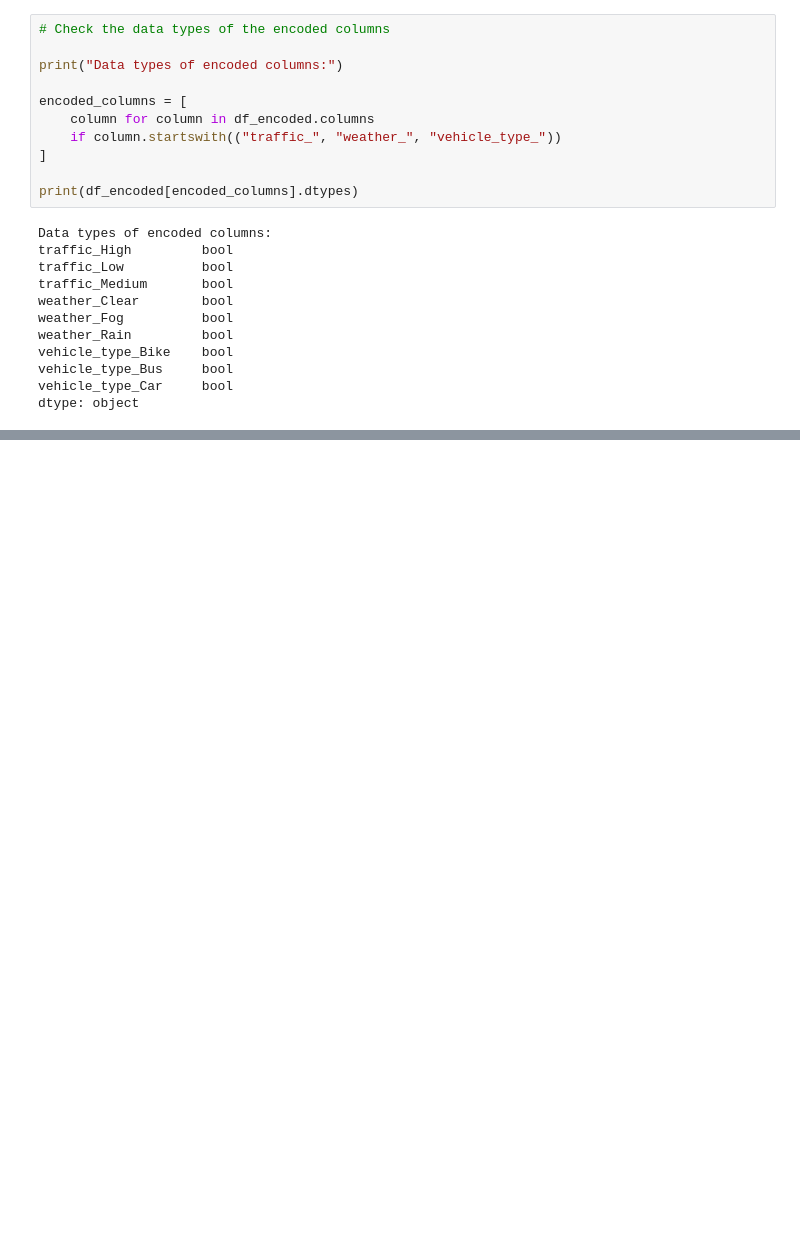
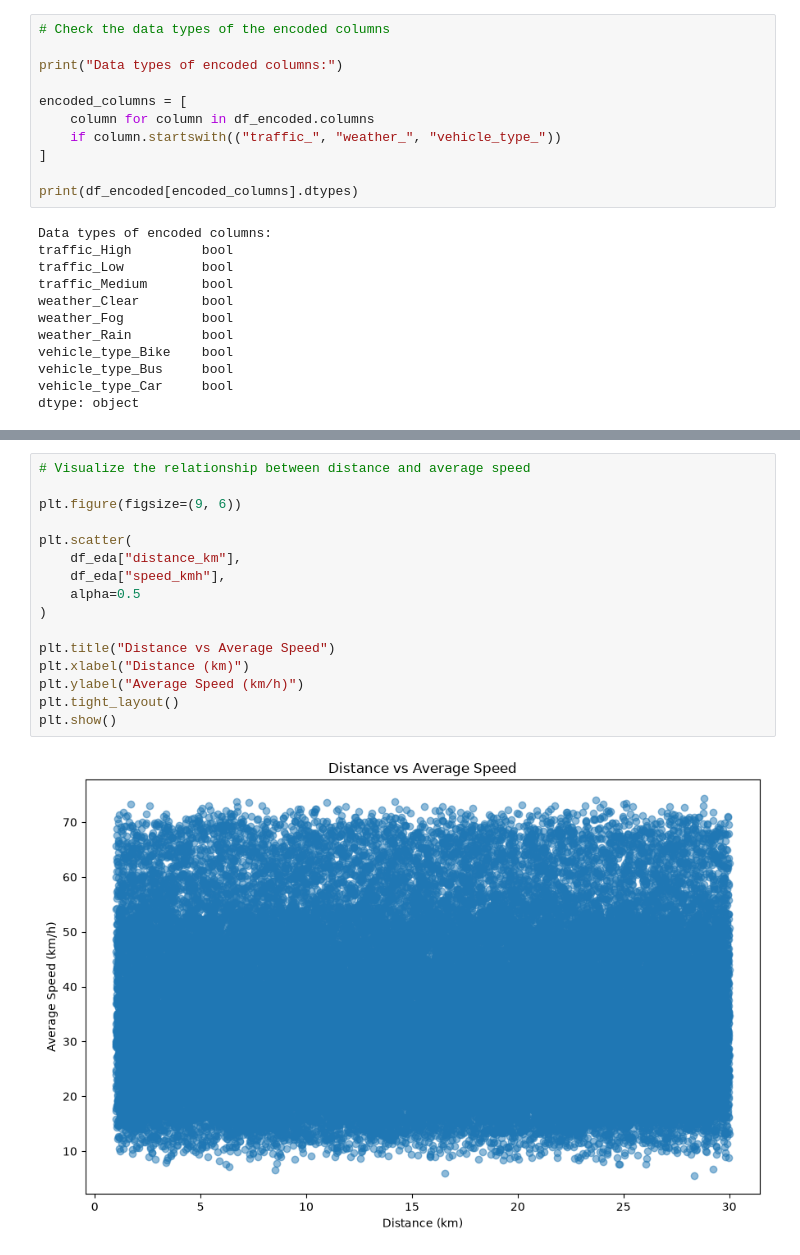
Before and after one commit to ChiragDawra/ReRouter, a Jupyter notebook: notebooks/01_data_preperation.ipynb, the cells around one changed output, grey strips where cells are left out. Cells and saved outputs as stored; diff of their text form; blank space fills up the shorter version.

```diff
--- a/notebooks/01_data_preperation.ipynb
+++ b/notebooks/01_data_preperation.ipynb
@@ -360,0 +511,18 @@ dtype: object
+# %%
+# Visualize the relationship between distance and average speed
+
+plt.figure(figsize=(9, 6))
+
+plt.scatter(
+    df_eda["distance_km"],
+    df_eda["speed_kmh"],
+    alpha=0.5
+)
+
+plt.title("Distance vs Average Speed")
+plt.xlabel("Distance (km)")
+plt.ylabel("Average Speed (km/h)")
+plt.tight_layout()
+plt.show()
+# %% [output]
+[figure, added]
```
Also changed, not shown: parts of 35 cells of this notebook.
